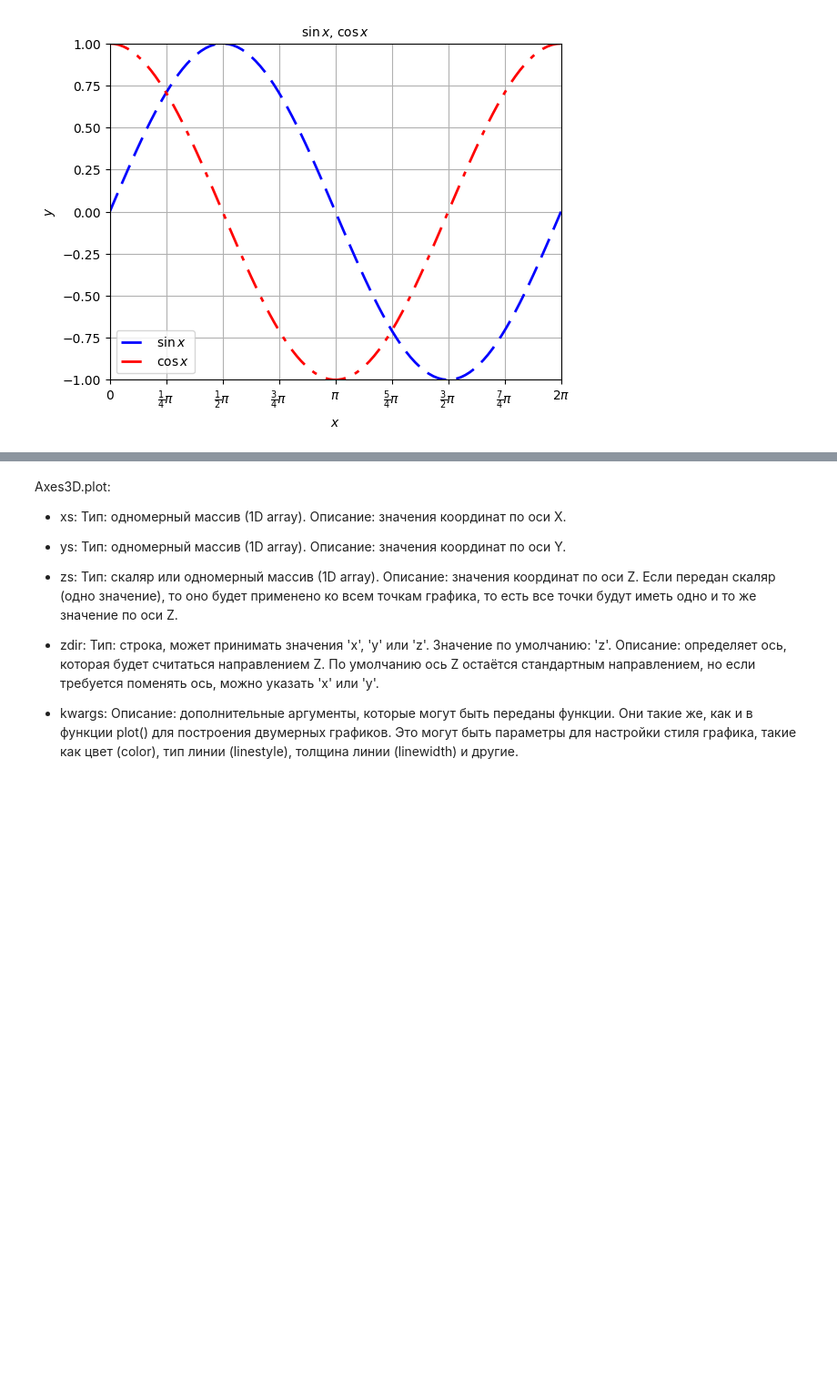
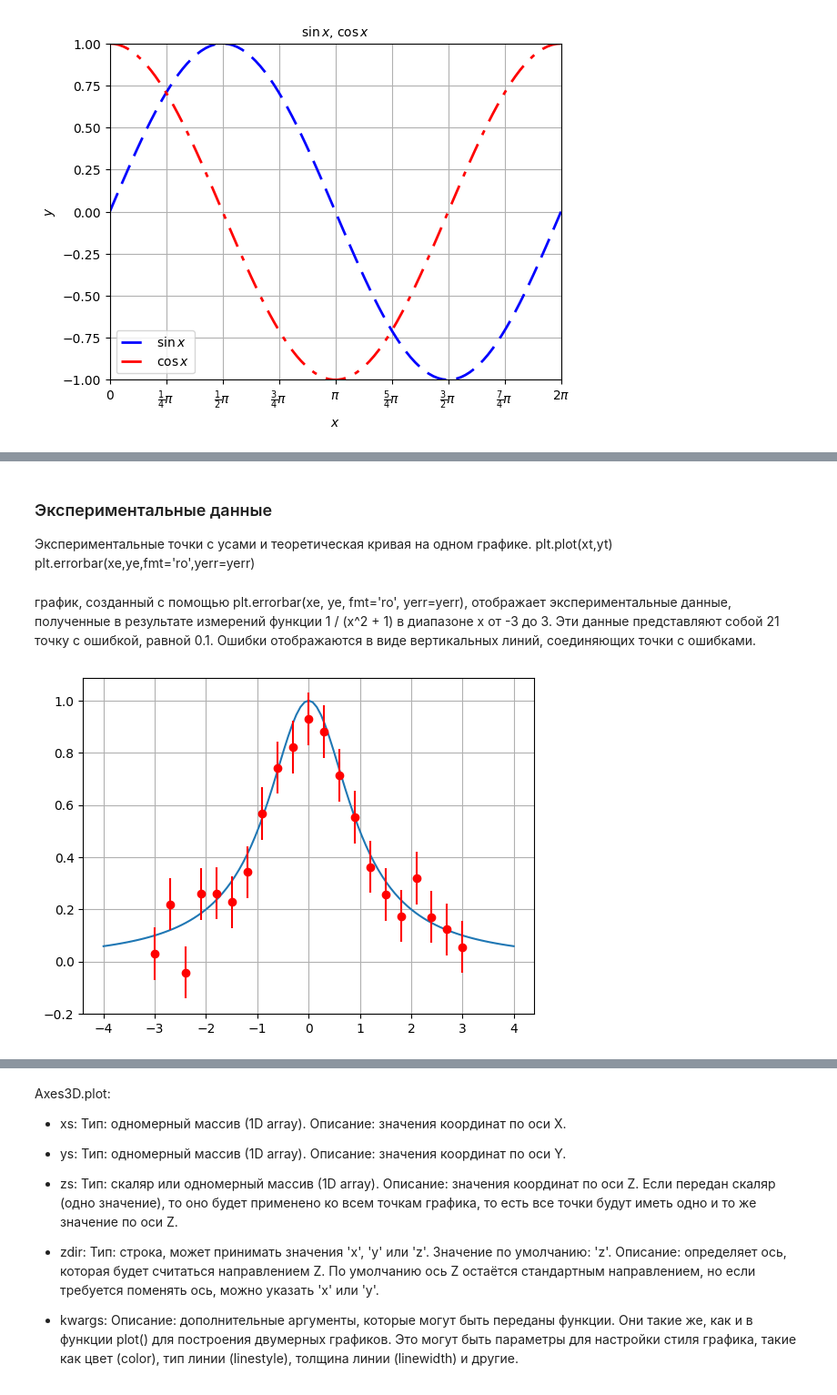
Before and after one commit to perchik817/big_data, a Jupyter notebook: laba3_examples_tahirova_ain_1_22.ipynb, the cells around one changed output, grey strips where cells are left out. Shown at 91% size. Cells and saved outputs as stored; diff of their text form; code cells hidden in the pictures; blank space fills up the shorter version.

```diff
--- a/laba3_examples_tahirova_ain_1_22.ipynb
+++ b/laba3_examples_tahirova_ain_1_22.ipynb
@@ -582,0 +598,20 @@ plt.show()
+# %% [markdown]
+### Экспериментальные данные
+
+Экспериментальные точки с усами и теоретическая кривая на одном графике.
+plt.plot(xt,yt)
+plt.errorbar(xe,ye,fmt='ro',yerr=yerr)
+# %% [markdown]
+график, созданный с помощью plt.errorbar(xe, ye, fmt='ro', yerr=yerr), отображает экспериментальные данные, полученные в результате измерений функции 1 / (x^2 + 1) в диапазоне x от -3 до 3. Эти данные представляют собой 21 точку с ошибкой, равной 0.1. Ошибки отображаются в виде вертикальных линий, соединяющих точки с ошибками.
+# %%
+xt=np.linspace(-4,4,101)
+yt=1/(xt**2+1)
+xe=np.linspace(-3,3,21)
+yerr=0.1*np.ones(21)
+ye=1/(xe**2+1)+yerr*np.random.normal(size=21)
+plt.plot(xt,yt)
+plt.errorbar(xe,ye,fmt='ro',yerr=yerr)
+plt.grid(True)
+plt.show()
+# %% [output]
+[figure, added]
```
Also changed, not shown: parts of 21 cells of this notebook.
